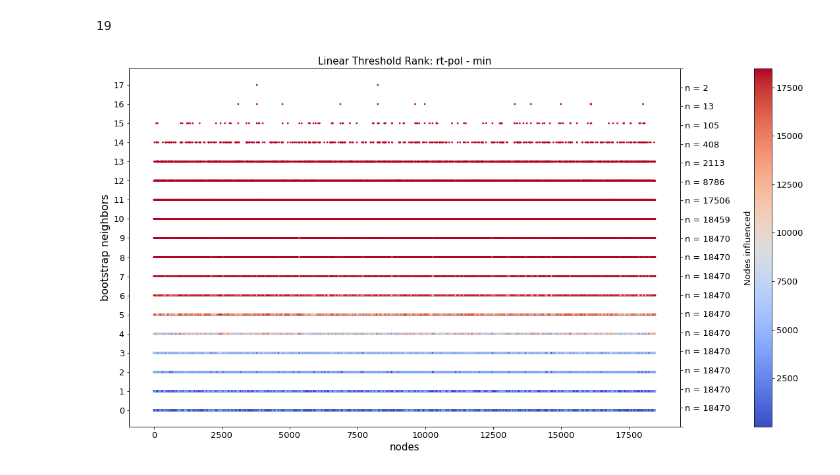
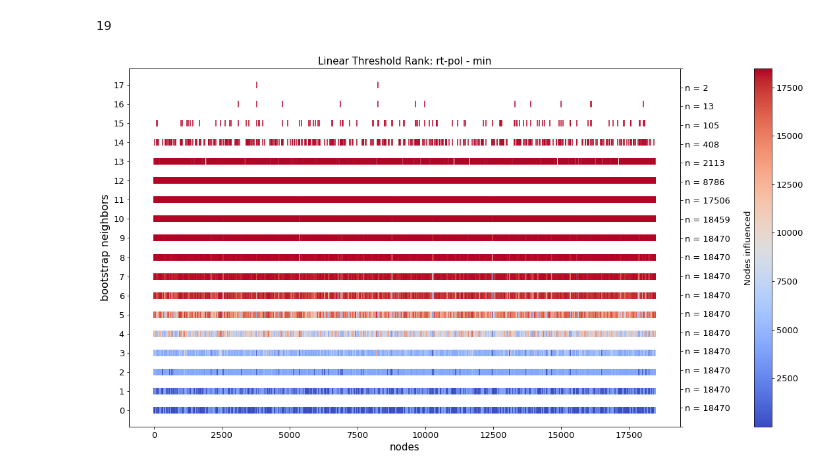
Before and after one commit to GCantergiani/ltc_ltr, a Jupyter notebook: postprocessing/rt-pol/min_visualization.ipynb, the cells around one changed output. Cells and saved outputs as stored; diff of their text form; code cells hidden in the pictures.

```diff
--- a/postprocessing/rt-pol/min_visualization.ipynb
+++ b/postprocessing/rt-pol/min_visualization.ipynb
@@ -100,32 +100,32 @@ from numpy.random import rand
 from mpl_toolkits.axes_grid1 import make_axes_locatable
 
 plt.rcParams['xtick.labelsize']=13
 plt.rcParams['ytick.labelsize']=13
 
 fig, ax = plt.subplots(figsize=(20,10))
 sc = ax.scatter(df_sub_sample['node'], df_sub_sample['s'],
            c=df_sub_sample['number_influenced'],
-           cmap=cm.coolwarm, s=3)
+           cmap=cm.coolwarm, s=100, marker='|')
 
 yint = range(0, 18)
 matplotlib.pyplot.yticks(yint)
 
 ax.set_xlabel('nodes', fontsize=15)
 ax.set_ylabel('bootstrap neighbors', fontsize=16)
 
 
 plt.title('Linear Threshold Rank: rt-pol - min', fontsize=15)
 
 
 cbar = plt.colorbar(sc, pad=0.1)
 cbar.ax.set_ylabel('Nodes influenced', rotation=90,  labelpad=-90, fontsize=13)
 
 
 ax2 = ax.twinx()
 ax2.set_yticks(range(0, 20))
 ax2.set_yticklabels(y_second_label)
 
 
 plt.show()
 # %% [output]
-[figure, old version]
+[figure, new version]
```
Also changed, not shown: 2 other files.
